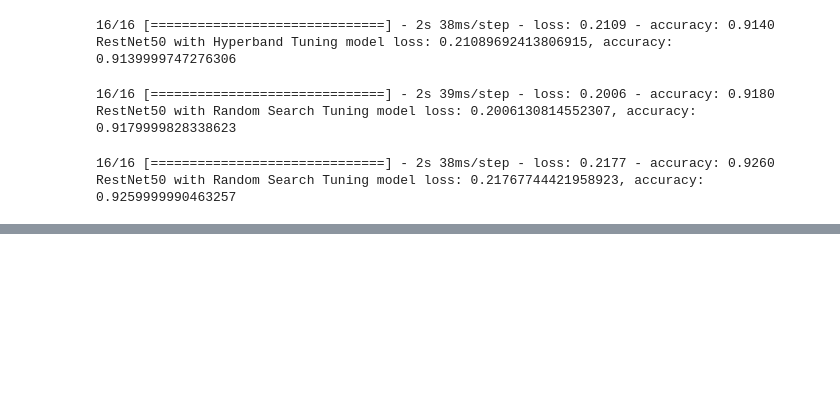
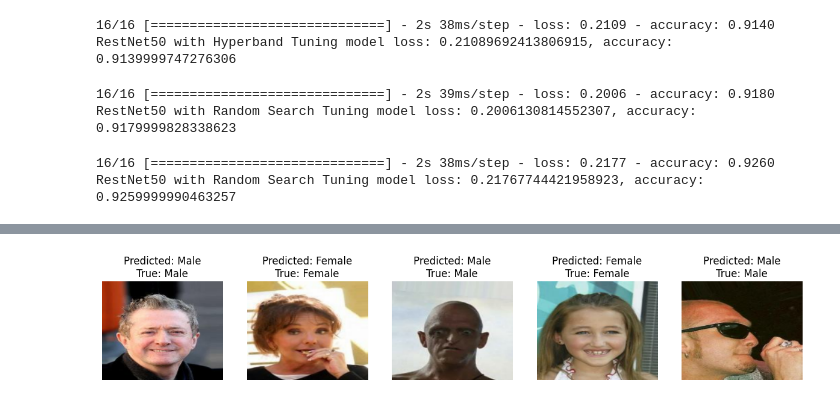
Before and after one commit to cyongkypranowo/DeepLearning-Gender-CLassification, a Jupyter notebook: ResNet50-TensorFlow.ipynb, the cells around one changed output, grey strips where cells are left out. Cells and saved outputs as stored; diff of their text form; code cells hidden in the pictures; blank space fills up the shorter version.

Commit message:
Riset ResNet50 using Tensorflow with CelebA Dataset

```diff
--- a/ResNet50-TensorFlow.ipynb
+++ b/ResNet50-TensorFlow.ipynb
@@ -415,3 +416,26 @@ print(f'RestNet50 with Random Search Tuning model loss: {loss}, accuracy: {accur
 # %% [output]
 16/16 [==============================] - 2s 38ms/step - loss: 0.2177 - accuracy: 0.9260
 RestNet50 with Random Search Tuning model loss: 0.21767744421958923, accuracy: 0.9259999990463257
+# %%
+def display_sample_predictions(model, dataset, class_names, num_samples=5):
+    plt.figure(figsize=(15, 10))
+    for images, labels in dataset.take(1):
+        predictions = model.predict(images)
+        for i in range(num_samples):
+            ax = plt.subplot(1, num_samples, i + 1)
+            plt.imshow(images[i].numpy().astype("uint8"))
+            predicted_label = class_names[int(np.round(predictions[i]))]
+            true_label = class_names[int(labels[i])]
+            plt.title(f'Predicted: {predicted_label}\nTrue: {true_label}')
+            plt.axis("off")
+
+# Load the class names
+class_names = train_ds.class_names
+
+# Assuming you have loaded your trained model with the best hyperparameters
+# and stored it in the variable 'restnet50_hyperband'
+# and you have a test dataset 'test_ds'
+# Display sample predictions using the hyperband-tuned model
+display_sample_predictions(restnet50_hyperband, test_ds, class_names)
+plt.show()
+# %% [output]
@@ -417,0 +443 @@ RestNet50 with Random Search Tuning model loss: 0.21767744421958923, accuracy: 0
+[figure, added]
```
Also changed, not shown: parts of 3 cells of this notebook.
